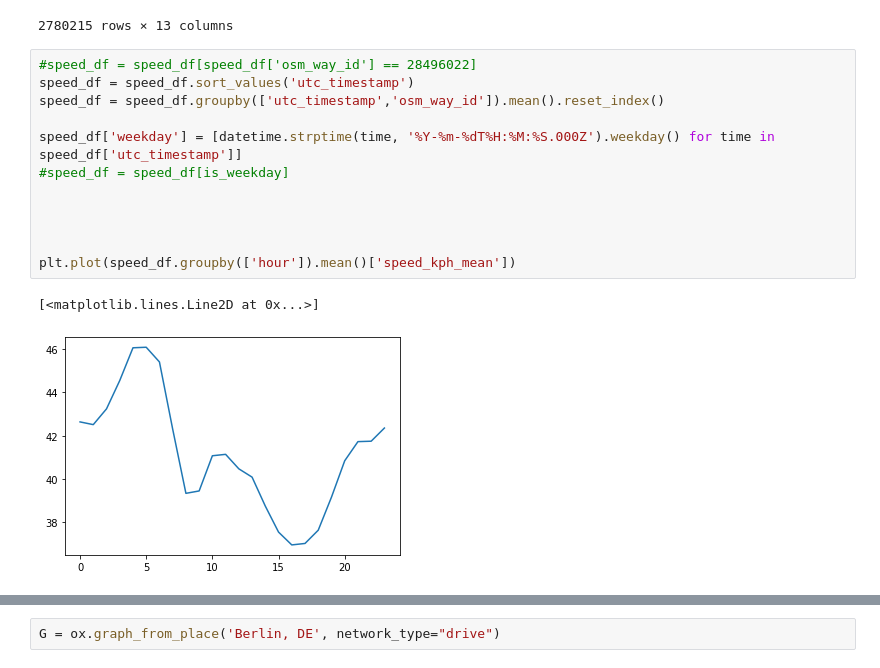
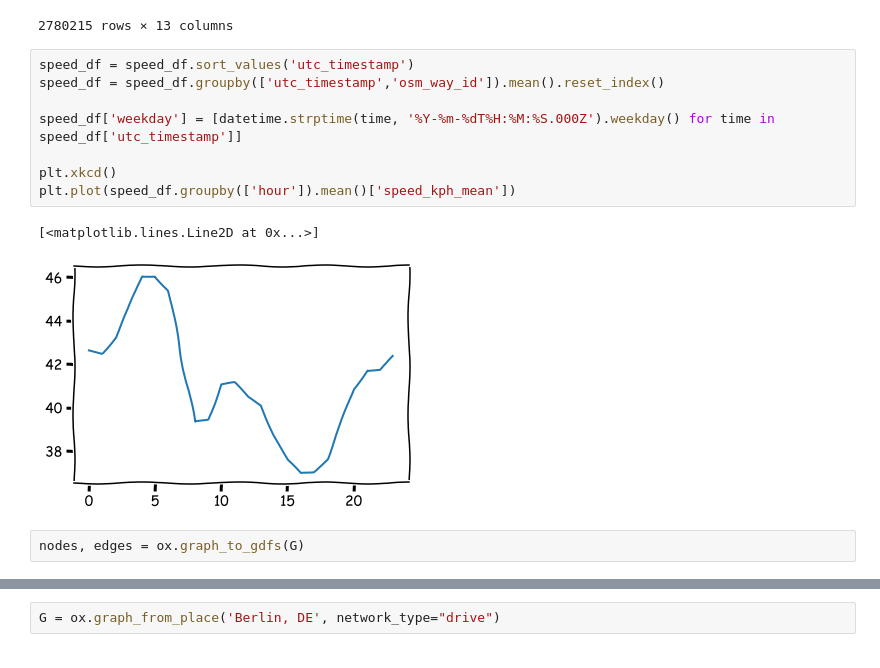
Before and after one commit to fom-big-data/fom-big-data-consulting-berlin-mobility-model, a Jupyter notebook: EXPLORATION/explore_uber_movement.ipynb, the cells around one changed output, grey strips where cells are left out. Saved outputs shown, nothing was run; the diff lists cells and outputs as text.

```diff
--- a/EXPLORATION/explore_uber_movement.ipynb
+++ b/EXPLORATION/explore_uber_movement.ipynb
@@ -31,17 +39,15 @@ speed_df
 | 2780214 | 2020 | 1 | 12 | 23 | 2020-01-12T22:00:00.000Z | 46ec6887faf8d9d9d26fb72f575ae064f... | 3c358a996e6db9c97f327284d8c6cd735... | 8e9f29c18cf04f6bac662cd03017619df... | ... |
 2780215 rows × 13 columns
 # %%
-#speed_df = speed_df[speed_df['osm_way_id'] == 28496022]
 speed_df = speed_df.sort_values('utc_timestamp')
 speed_df = speed_df.groupby(['utc_timestamp','osm_way_id']).mean().reset_index()
 
 speed_df['weekday'] = [datetime.strptime(time, '%Y-%m-%dT%H:%M:%S.000Z').weekday() for time in speed_df['utc_timestamp']]
-#speed_df = speed_df[is_weekday]
 
-
-
-
+plt.xkcd()
 plt.plot(speed_df.groupby(['hour']).mean()['speed_kph_mean'])
 # %% [output]
 [<matplotlib.lines.Line2D at 0x...>]
-[figure, old version]
+[figure, new version]
+# %%
+nodes, edges = ox.graph_to_gdfs(G)
```
Also changed, not shown: parts of 11 cells of this notebook, 1 other file.
